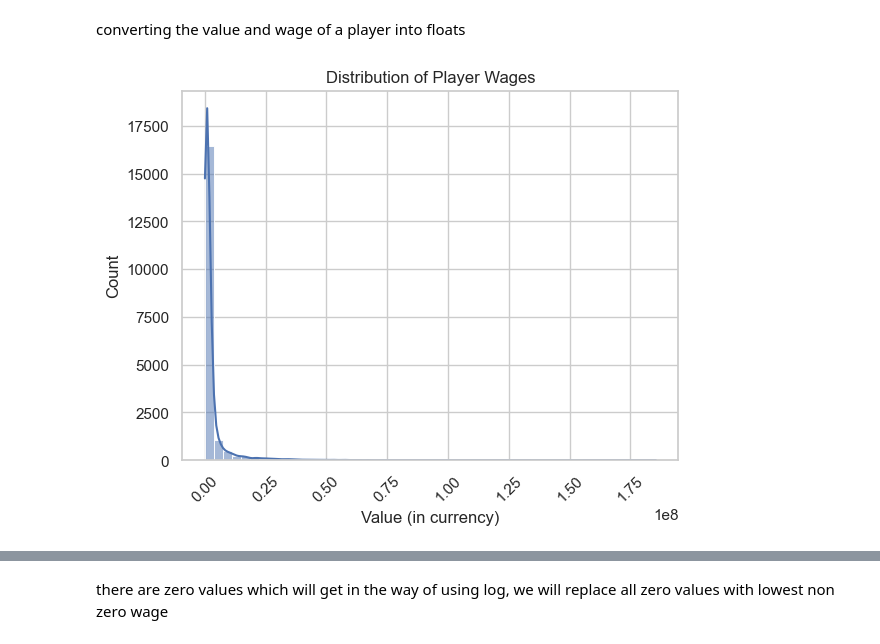
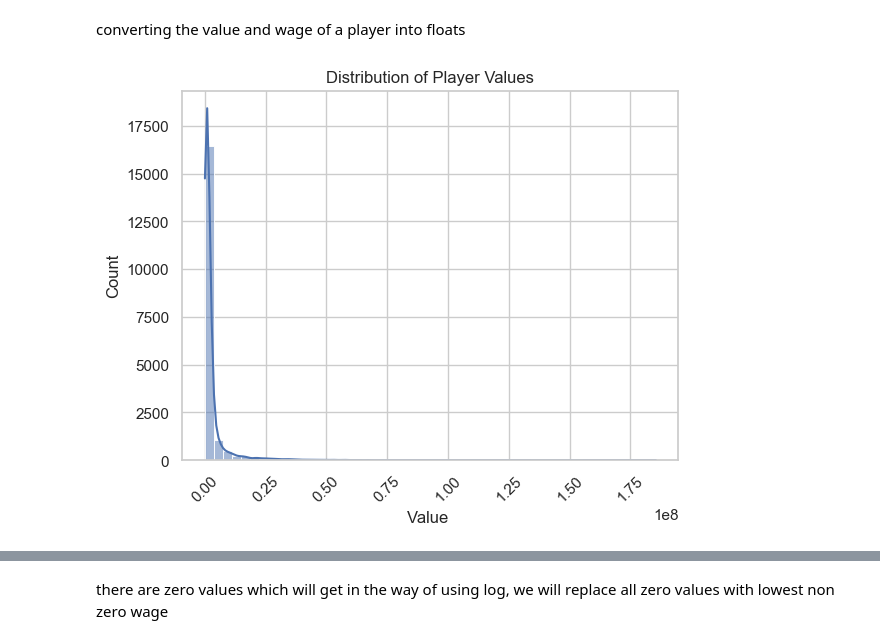
Before and after one commit to QAZYD/eda-repository, a Jupyter notebook: Untitled-1.ipynb, the cells around one changed output, grey strips where cells are left out. Cells and saved outputs as stored; diff of their text form; code cells hidden in the pictures.

```diff
--- a/Untitled-1.ipynb
+++ b/Untitled-1.ipynb
@@ -567,13 +567,13 @@ df['Wage'] = df['Wage'].apply(money_to_float)
 # %%
 
 
 sns.histplot(df['Value'], bins=50, kde=True)
-plt.title('Distribution of Player Wages')
-plt.xlabel('Value (in currency)')
+plt.title('Distribution of Player Values')
+plt.xlabel('Value ')
 plt.ylabel('Count')
 plt.xticks(rotation=45)
 plt.show()
 # %% [output]
-[figure, old version]
+[figure, new version]
 # %%
 import numpy as np
```
Also changed, not shown: parts of 6 cells of this notebook.
